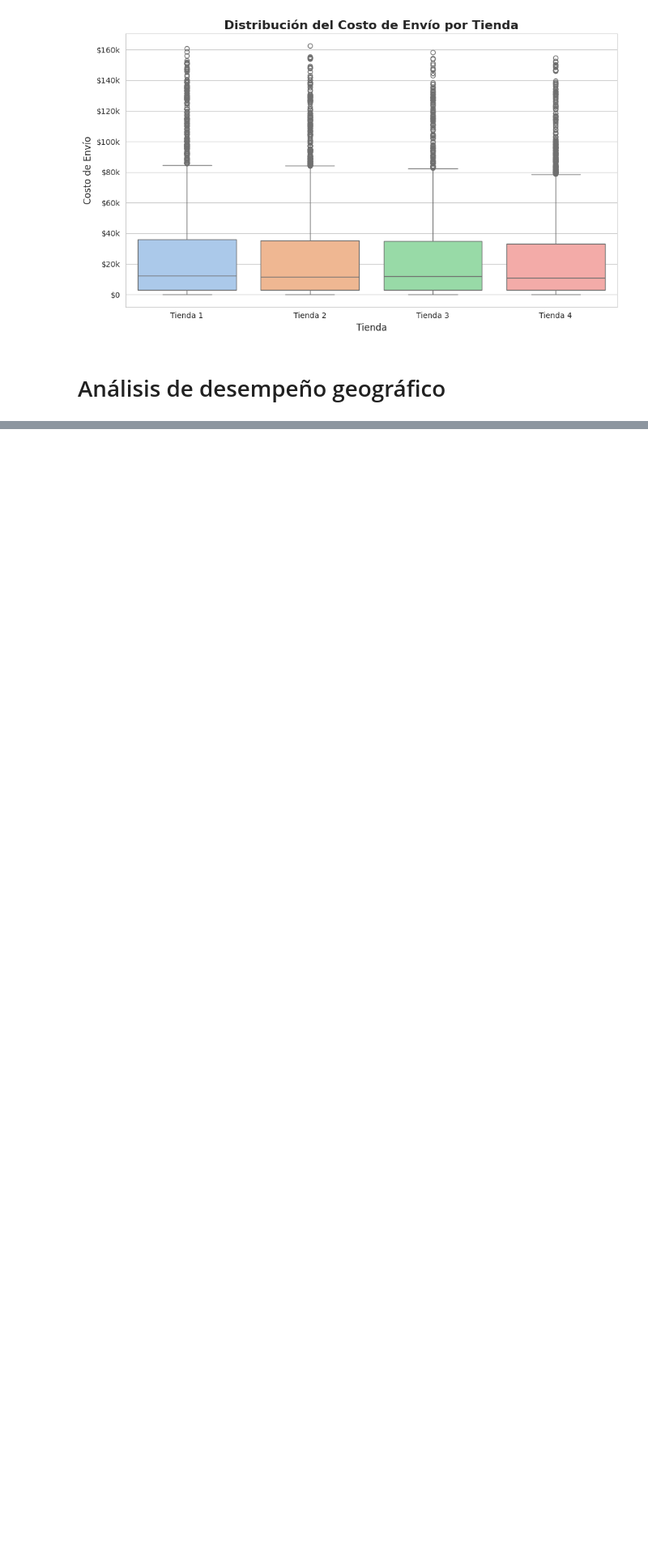
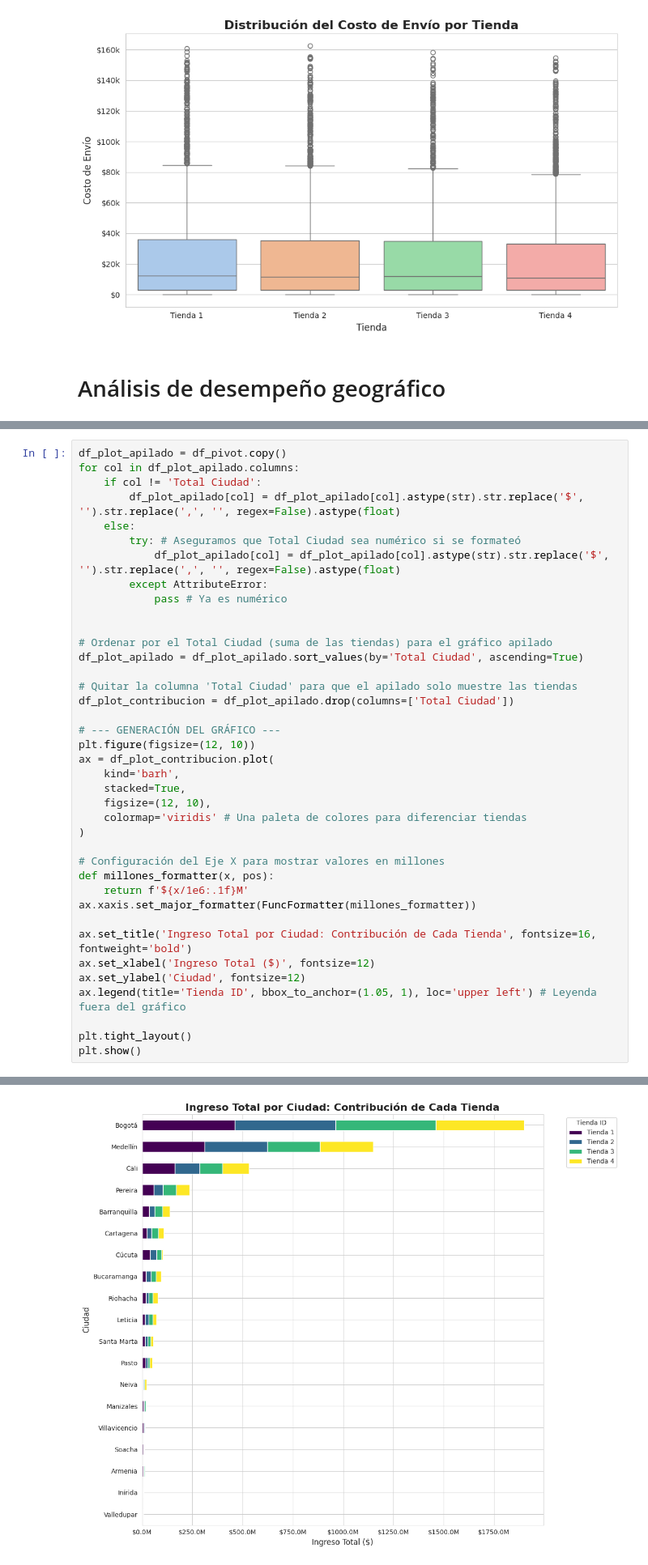
Before and after one commit to edgarbernaling-arch/Desafio_1_Ciencia_de_datos_Edgar_Bernal, a Jupyter notebook: Copia_de_AluraStoreLatam_Challegue1_Ciencia_de_datos_Edgar_Bernal.ipynb, the cells around one changed output, grey strips where cells are left out. Shown: that part at 81% size. Cells and saved outputs as stored; diff of their text form; blank space fills up the shorter version.

```diff
--- a/Copia_de_AluraStoreLatam_Challegue1_Ciencia_de_datos_Edgar_Bernal.ipynb
+++ b/Copia_de_AluraStoreLatam_Challegue1_Ciencia_de_datos_Edgar_Bernal.ipynb
@@ -553,0 +602,40 @@ plt.show()
+# %%
+df_plot_apilado = df_pivot.copy()
+for col in df_plot_apilado.columns:
+    if col != 'Total Ciudad':
+        df_plot_apilado[col] = df_plot_apilado[col].astype(str).str.replace('$', '').str.replace(',', '', regex=False).astype(float)
+    else:
+        try: # Aseguramos que Total Ciudad sea numérico si se formateó
+            df_plot_apilado[col] = df_plot_apilado[col].astype(str).str.replace('$', '').str.replace(',', '', regex=False).astype(float)
+        except AttributeError:
+            pass # Ya es numérico
+
+
+# Ordenar por el Total Ciudad (suma de las tiendas) para el gráfico apilado
+df_plot_apilado = df_plot_apilado.sort_values(by='Total Ciudad', ascending=True)
+
+# Quitar la columna 'Total Ciudad' para que el apilado solo muestre las tiendas
+df_plot_contribucion = df_plot_apilado.drop(columns=['Total Ciudad'])
+
+# --- GENERACIÓN DEL GRÁFICO ---
+plt.figure(figsize=(12, 10))
+ax = df_plot_contribucion.plot(
+    kind='barh',
+    stacked=True,
+    figsize=(12, 10),
+    colormap='viridis' # Una paleta de colores para diferenciar tiendas
+)
+
+# Configuración del Eje X para mostrar valores en millones
+def millones_formatter(x, pos):
+    return f'${x/1e6:.1f}M'
+ax.xaxis.set_major_formatter(FuncFormatter(millones_formatter))
+
+ax.set_title('Ingreso Total por Ciudad: Contribución de Cada Tienda', fontsize=16, fontweight='bold')
+ax.set_xlabel('Ingreso Total ($)', fontsize=12)
+ax.set_ylabel('Ciudad', fontsize=12)
+ax.legend(title='Tienda ID', bbox_to_anchor=(1.05, 1), loc='upper left') # Leyenda fuera del gráfico
+
+plt.tight_layout()
+plt.show()
+# %% [output]
@@ -553,0 +643 @@ plt.show()
+[figure, added]
```
Also changed, not shown: parts of 28 cells of this notebook.
